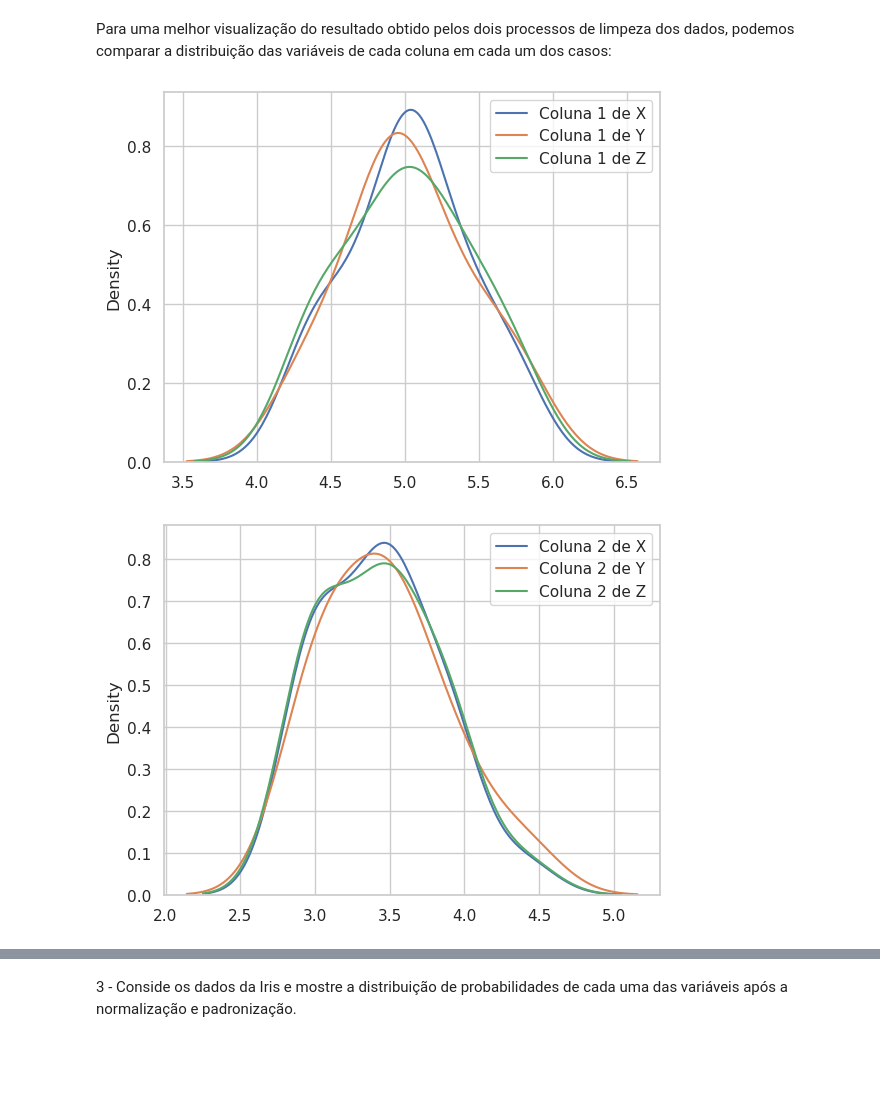
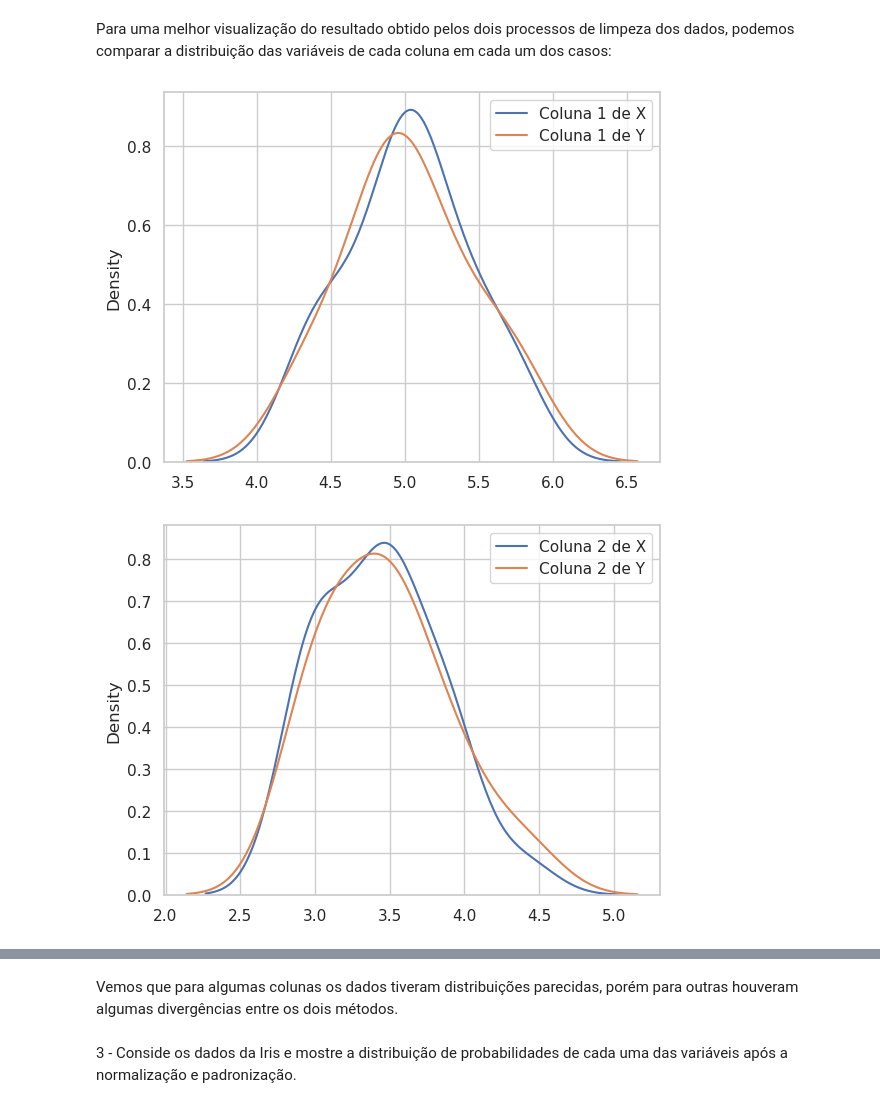
Before and after one commit to Edmurcn/Fis._Estat._Comp., a Jupyter notebook: Intro._Ciencia_Dados/Aulas/Aula 1/execícios1.ipynb, the cells around one changed output, grey strips where cells are left out. Cells and saved outputs as stored; diff of their text form; code cells hidden in the pictures; blank space fills up the shorter version.

```diff
--- a/Intro._Ciencia_Dados/Aulas/Aula 1/execícios1.ipynb
+++ b/Intro._Ciencia_Dados/Aulas/Aula 1/execícios1.ipynb
@@ -146,19 +146,15 @@ Para uma melhor visualização do resultado obtido pelos dois processos de limpe
 # %%
 import seaborn as sns
 import matplotlib.pyplot as plt
-
-data2 = pd.read_csv("/home/edmurcn/Documentos/MeusProjetos/Fis._Estat._Comp./Intro._Ciencia_Dados/data/iris.csv", header=0)
-Z = np.array(data[data.columns[0: data.shape[1]-1]], dtype=float)
 
 sns.set(style="whitegrid")
 fig, ax = plt.subplots()
 
 for i in np.arange(0, X.shape[1]):
     sns.kdeplot(data=X[:,i], label = f"Coluna {i+1} de X")
     sns.kdeplot(data=Y[:,i], label = f"Coluna {i+1} de Y")
-    sns.kdeplot(data=Z[:,i], label=f"Coluna {i+1} de Z")
     plt.legend()
     plt.show()
 # %% [output]
-[figure, old version]
+[figure, new version]
-[figure, old version]
+[figure, new version]
@@ -167,3 +163,5 @@ for i in np.arange(0, X.shape[1]):
+# %% [markdown]
+Vemos que para algumas colunas os dados tiveram distribuições parecidas, porém para outras houveram algumas divergências entre os dois métodos.
 # %% [markdown]
 3 - Conside os dados da Iris e mostre a distribuição de probabilidades de cada uma das variáveis após a normalização e padronização.
 # %%
```
Also changed, not shown: parts of 5 cells of this notebook.
